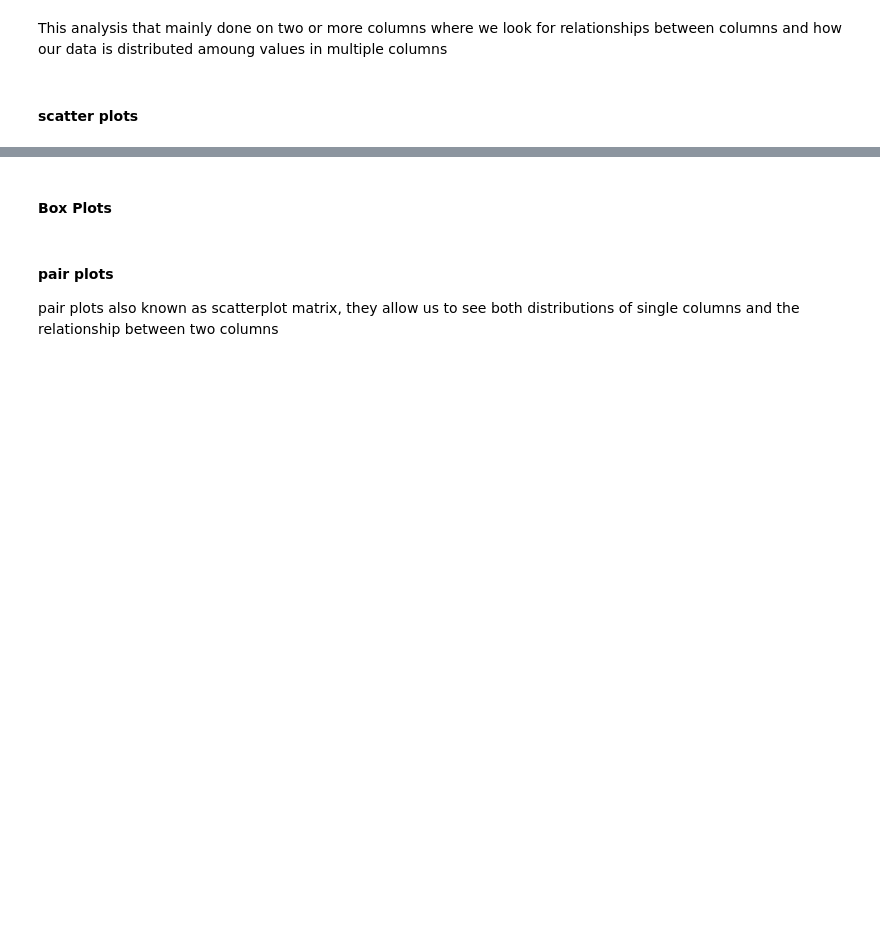
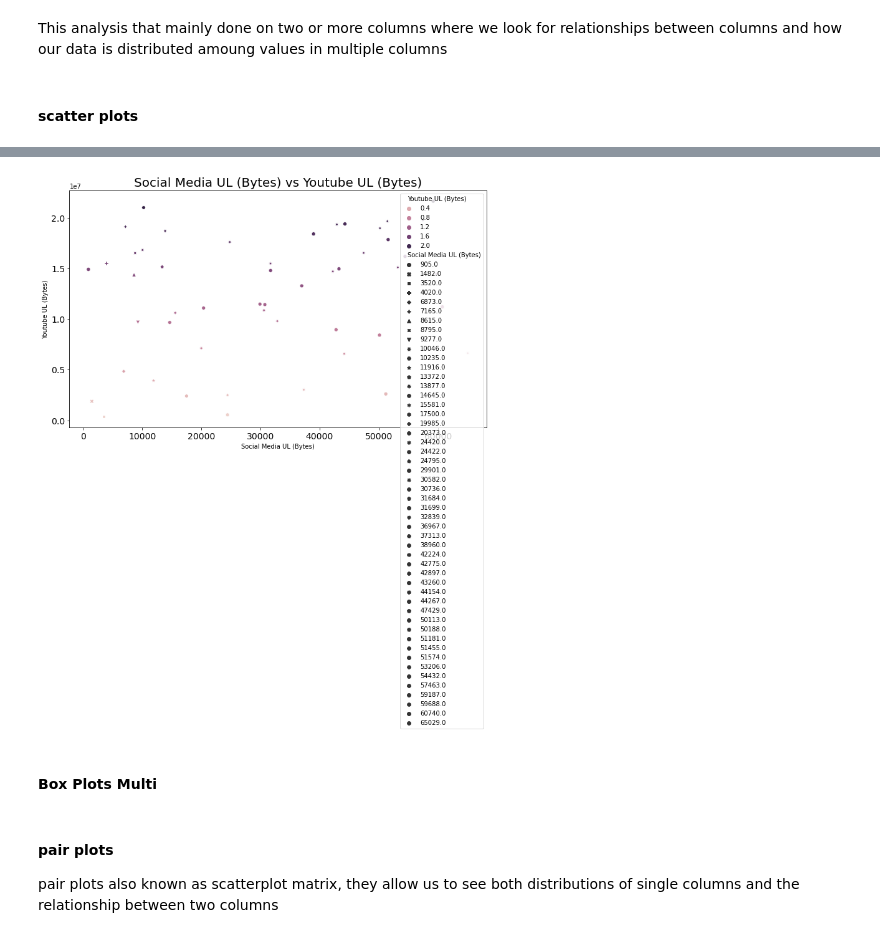
Before and after one commit to ekubay/Telecom-Data-Analysis, a Jupyter notebook: notebooks/Data_Exploration.ipynb, the cells around one changed output, grey strips where cells are left out. Cells and saved outputs as stored; diff of their text form; code cells hidden in the pictures; blank space fills up the shorter version.

```diff
--- a/notebooks/Data_Exploration.ipynb
+++ b/notebooks/Data_Exploration.ipynb
@@ -669,3 +675,9 @@ plot_scatter(dfExp.head(1000), x_col="time_in_hospital", y_col="num_lab_procedur
+# %%
+#
+plot_scatter(df_clean.head(50), x_col="Social Media UL (Bytes)", y_col="Youtube UL (Bytes)", hue="Youtube UL (Bytes)",
+             style="Social Media UL (Bytes)", title="Social Media UL (Bytes) vs Youtube UL (Bytes)")
+# %% [output]
+[figure, added]
 # %% [markdown]
-#### Box Plots
+#### Box Plots Multi
 # %%
```
Also changed, not shown: parts of 35 cells of this notebook.
